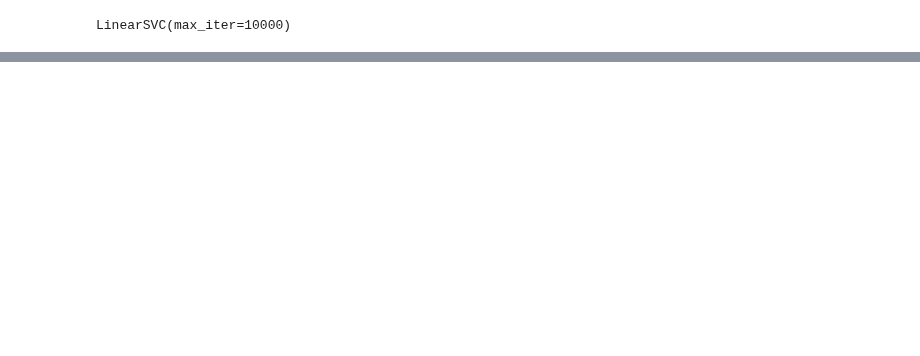
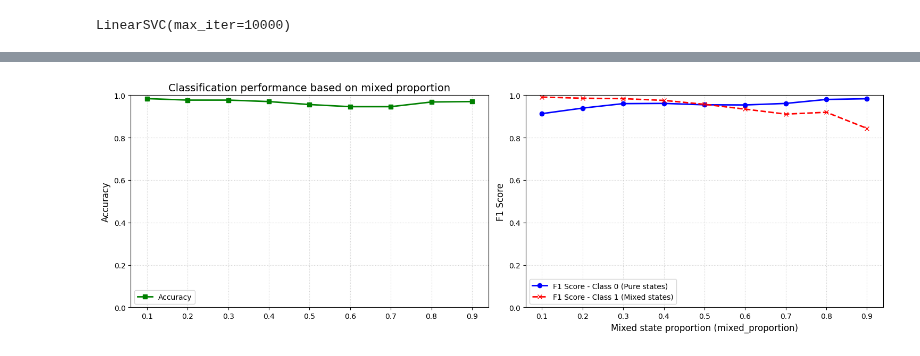
Before and after one commit to TonyPansera/Quantum-state-tomography, a Jupyter notebook: model_ML/quantum_kernel_2.ipynb, the cells around one changed output, grey strips where cells are left out. Drawn from its saved outputs; the diff is of its cells as text; code cells hidden in the pictures; blank space fills up the shorter version.

```diff
--- a/model_ML/quantum_kernel_2.ipynb
+++ b/model_ML/quantum_kernel_2.ipynb
@@ -147,0 +213,40 @@ Matrice de confusion :
+# %%
+fig, (ax1, ax2) = plt.subplots(1, 2, figsize=(15, 5), sharex=True)
+# 'sharex=True' assure que les deux graphiques partagent le même axe des X, ce qui est idéal ici.
+
+# --- SOUS-GRAPHIQUE 1 : Accuracy ---
+ax1.plot(proportion, accs,
+         marker='s', linestyle='-', color='green', linewidth=2,
+         label='Accuracy')
+
+ax1.set_title("Classification performance based on mixed proportion", fontsize=14)
+ax1.set_ylabel("Accuracy", fontsize=12)
+ax1.grid(True, linestyle=':', alpha=0.6)
+ax1.legend(loc='lower left')
+ax1.set_ylim(0, 1.0) # Définir la limite Y pour la lisibilité
+
+# --- SOUS-GRAPHIQUE 2 : F1 Scores ---
+
+# F1 Score pour la Classe 0 (États Purs)
+ax2.plot(proportion, f1_score_0,
+         marker='o', linestyle='-', color='blue', linewidth=2,
+         label='F1 Score - Class 0 (Pure states)')
+
+# F1 Score pour la Classe 1 (États Mixtes)
+ax2.plot(proportion, f1_score_1,
+         marker='x', linestyle='--', color='red', linewidth=2,
+         label='F1 Score - Class 1 (Mixed states)')
+
+ax2.set_ylabel("F1 Score", fontsize=12)
+ax2.set_xlabel("Mixed state proportion (mixed_proportion)", fontsize=12)
+ax2.grid(True, linestyle=':', alpha=0.6)
+ax2.legend(loc='lower left')
+ax2.set_ylim(0, 1.0) # Définir la limite Y pour la lisibilité
+
+# Ajustement pour éviter la superposition des titres/étiquettes
+plt.tight_layout()
+
+# Afficher/Sauvegarder le graphique
+plt.show()
+# %% [output]
+[figure, added]
```
Also changed, not shown: parts of 8 cells of this notebook, 2 other files.
